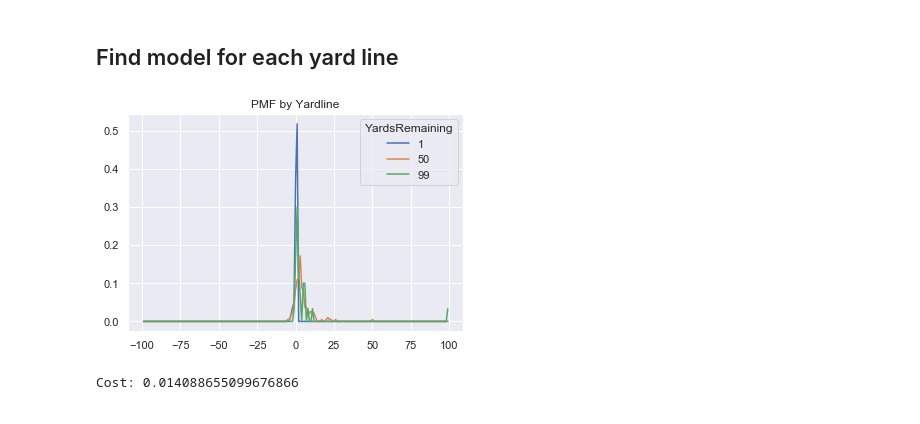
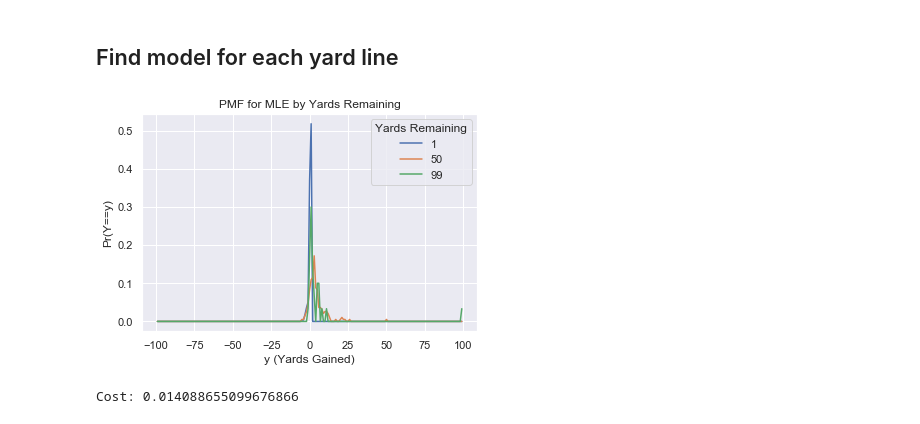
Before and after one commit to traviemcg/cs229nflbigdata, a Jupyter notebook: mle.ipynb, the cells around one changed output. Saved outputs shown, nothing was run; the diff lists cells and outputs as text; code cells hidden in the pictures.

Commit message:
Made plots beautiful

```diff
--- a/mle.ipynb
+++ b/mle.ipynb
@@ -203,12 +203,14 @@ for yard_remaining in range(1, 100):
 # %%
 for yard_line in [1,50,99]:
     yard_line_index = yard_line -1
     plt.plot(np.arange(-99,100),yard_probabilities[yard_line_index,:], label = str(yard_line))
 
-plt.title('PMF by Yardline')
-plt.legend(title='YardsRemaining');
+plt.title('PMF for MLE by Yards Remaining')
+plt.ylabel('Pr(Y==y)')
+plt.xlabel('y (Yards Gained)')
+plt.legend(title='Yards Remaining');
 # %% [output]
-[figure, old version]
+[figure, new version]
 # %%
 all_loss = []
 for index, row in dev.iterrows():
```
